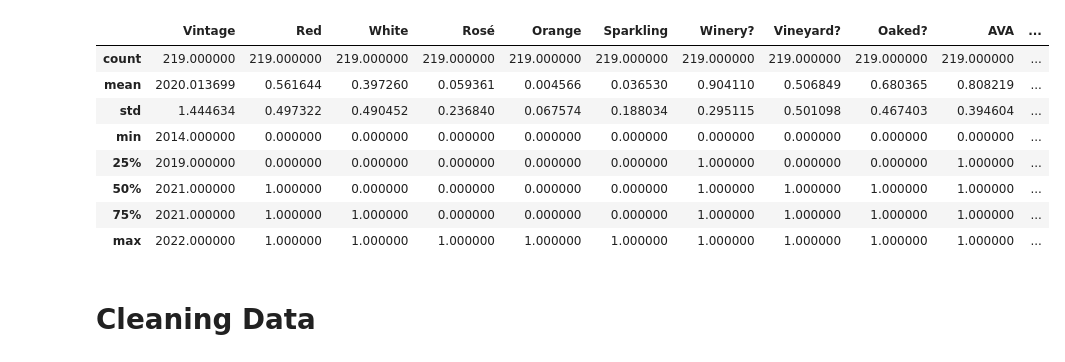
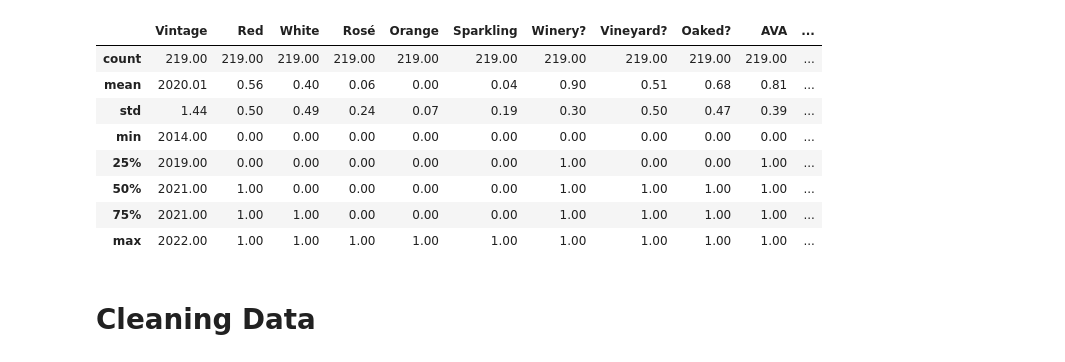
Before and after one commit to XavierHilbert/Wine_Regression, a Jupyter notebook: main.ipynb, the cells around one changed output. Drawn from its saved outputs; the diff is of its cells as text; code cells hidden in the pictures.

```diff
--- a/main.ipynb
+++ b/main.ipynb
@@ -2,19 +2,26 @@
 import pandas as pd
 import numpy as np
 import statsmodels.api as sm
+import dataframe_image as dfi
+import matplotlib.pyplot as plt
+import imgkit as imgkit
+from html2image import Html2Image
+
+pd.set_option('display.float_format', lambda x: '%.2f' % x)
 # %%
 data = pd.read_csv('Wine_Price_Data.csv')
+dfi.export(data.describe(), 'images/original_data.png')
 data.describe()
 # %% [output]
 |  | Vintage | Red | White | Rosé | Orange | Sparkling | Winery? | Vineyard? | Oaked? | AVA | ... |
-| count | 219.000000 | 219.000000 | 219.000000 | 219.000000 | 219.000000 | 219.000000 | 219.000000 | 219.000000 | 219.000000 | 219.000000 | ... |
-| mean | 2020.013699 | 0.561644 | 0.397260 | 0.059361 | 0.004566 | 0.036530 | 0.904110 | 0.506849 | 0.680365 | 0.808219 | ... |
-| std | 1.444634 | 0.497322 | 0.490452 | 0.236840 | 0.067574 | 0.188034 | 0.295115 | 0.501098 | 0.467403 | 0.394604 | ... |
-| min | 2014.000000 | 0.000000 | 0.000000 | 0.000000 | 0.000000 | 0.000000 | 0.000000 | 0.000000 | 0.000000 | 0.000000 | ... |
-| 25% | 2019.000000 | 0.000000 | 0.000000 | 0.000000 | 0.000000 | 0.000000 | 1.000000 | 0.000000 | 0.000000 | 1.000000 | ... |
-| 50% | 2021.000000 | 1.000000 | 0.000000 | 0.000000 | 0.000000 | 0.000000 | 1.000000 | 1.000000 | 1.000000 | 1.000000 | ... |
-| 75% | 2021.000000 | 1.000000 | 1.000000 | 0.000000 | 0.000000 | 0.000000 | 1.000000 | 1.000000 | 1.000000 | 1.000000 | ... |
-| max | 2022.000000 | 1.000000 | 1.000000 | 1.000000 | 1.000000 | 1.000000 | 1.000000 | 1.000000 | 1.000000 | 1.000000 | ... |
+| count | 219.00 | 219.00 | 219.00 | 219.00 | 219.00 | 219.00 | 219.00 | 219.00 | 219.00 | 219.00 | ... |
+| mean | 2020.01 | 0.56 | 0.40 | 0.06 | 0.00 | 0.04 | 0.90 | 0.51 | 0.68 | 0.81 | ... |
+| std | 1.44 | 0.50 | 0.49 | 0.24 | 0.07 | 0.19 | 0.30 | 0.50 | 0.47 | 0.39 | ... |
+| min | 2014.00 | 0.00 | 0.00 | 0.00 | 0.00 | 0.00 | 0.00 | 0.00 | 0.00 | 0.00 | ... |
+| 25% | 2019.00 | 0.00 | 0.00 | 0.00 | 0.00 | 0.00 | 1.00 | 0.00 | 0.00 | 1.00 | ... |
+| 50% | 2021.00 | 1.00 | 0.00 | 0.00 | 0.00 | 0.00 | 1.00 | 1.00 | 1.00 | 1.00 | ... |
+| 75% | 2021.00 | 1.00 | 1.00 | 0.00 | 0.00 | 0.00 | 1.00 | 1.00 | 1.00 | 1.00 | ... |
+| max | 2022.00 | 1.00 | 1.00 | 1.00 | 1.00 | 1.00 | 1.00 | 1.00 | 1.00 | 1.00 | ... |
 # %% [markdown]
 # Cleaning Data
 # %%
```
Also changed, not shown: parts of 11 cells of this notebook, 10 other files.
